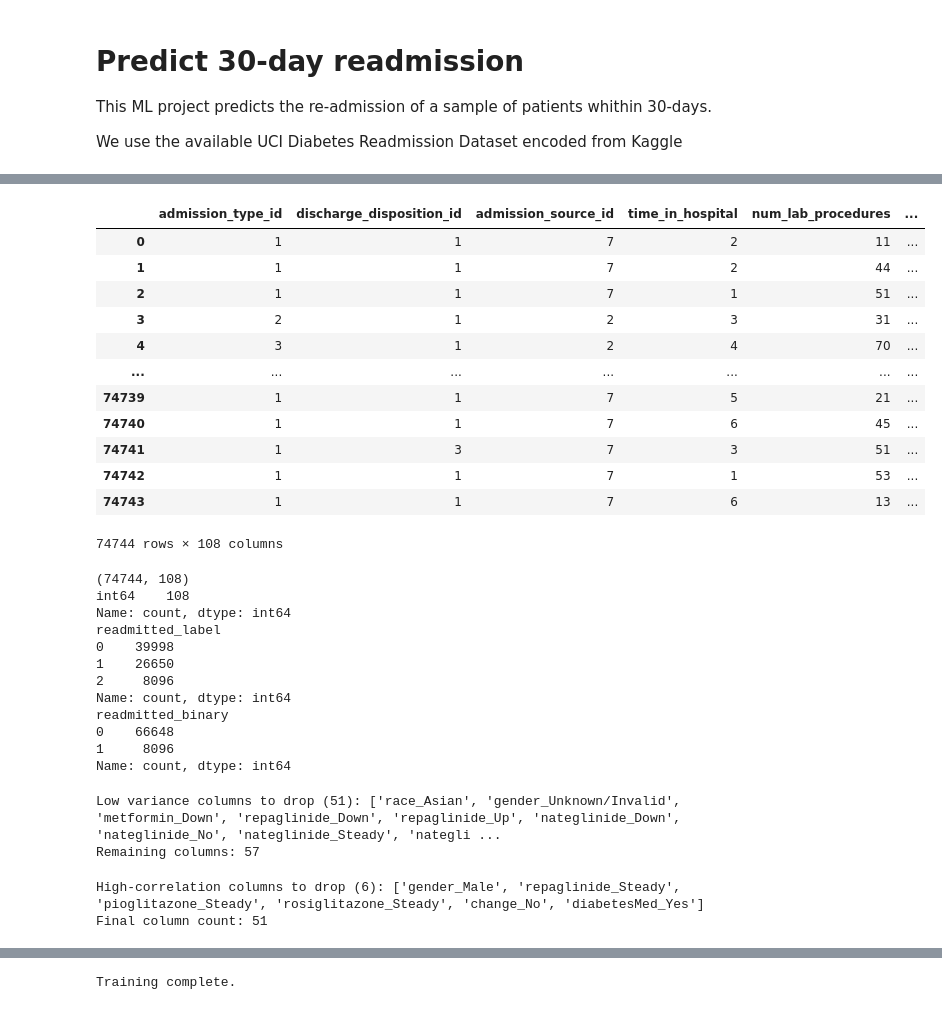
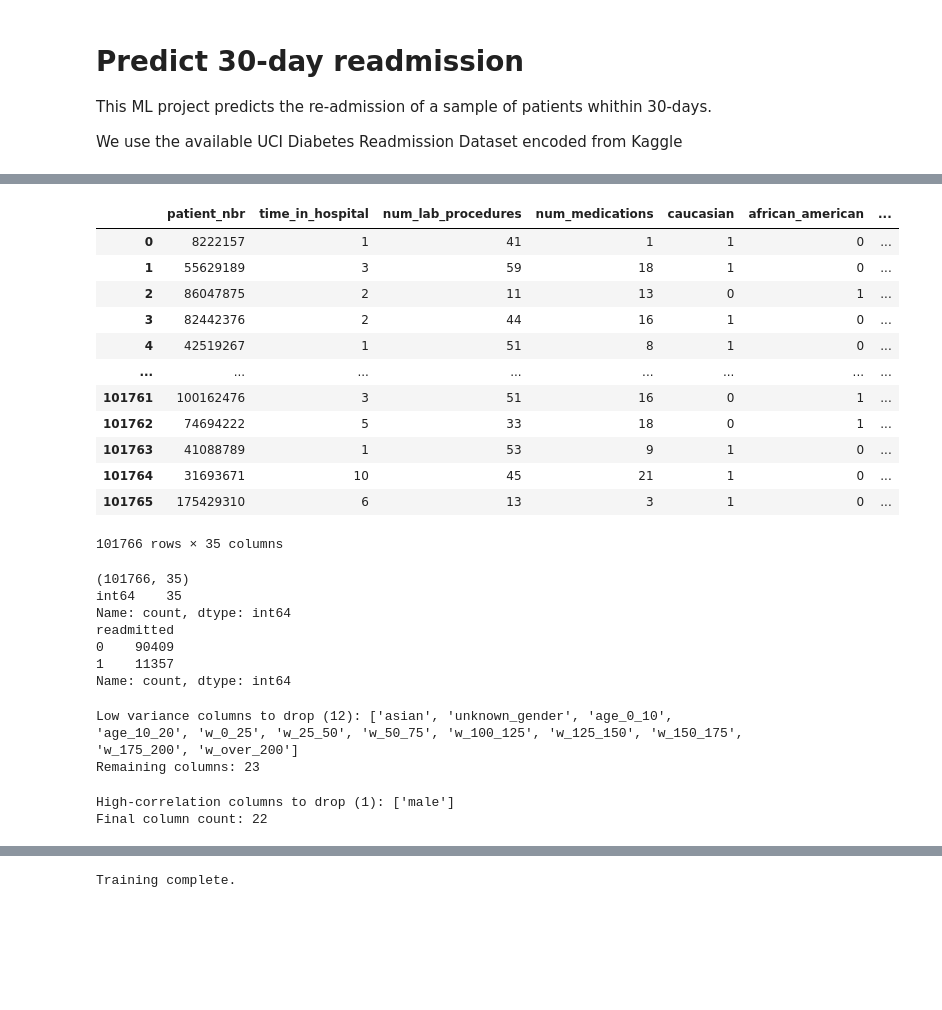
Before and after one commit to gemmagt/mlpharma-examples, a Jupyter notebook: 01-clinical-readmission-prediction/clinical-readmission-prediction.ipynb, the cells around one changed output, grey strips where cells are left out. Cells and saved outputs as stored; diff of their text form; code cells hidden in the pictures; blank space fills up the shorter version.

Commit message:
updated project 1 with dirty data set and cleaned with SQL

```diff
--- a/01-clinical-readmission-prediction/clinical-readmission-prediction.ipynb
+++ b/01-clinical-readmission-prediction/clinical-readmission-prediction.ipynb
@@ -46,4 +112,10 @@ df.to_sql("patients", conn, if_exists="replace", index=False)
 # %%
+# Create SQLite DB
+conn = sqlite3.connect("hospital_clean.db")
+
+# Write to SQL
+df.to_sql("patients", conn, if_exists="replace", index=False)
+
 #check columns
 pd.read_sql("PRAGMA table_info(patients);", conn)
 
@@ -81,71 +217,63 @@ pd.read_sql("SELECT * FROM patients LIMIT 5;", conn)
 # %%
-# Load for ML
-df_clean = pd.read_sql("SELECT * FROM patients;", conn)
+#Load for ML
+df_clean = pd.read_sql("SELECT * FROM patients_clean;", conn)
 df_clean
 # %% [output]
-|  | admission_type_id | discharge_disposition_id | admission_source_id | time_in_hospital | num_lab_procedures | ... |
-| 0 | 1 | 1 | 7 | 2 | 11 | ... |
-| 1 | 1 | 1 | 7 | 2 | 44 | ... |
-| 2 | 1 | 1 | 7 | 1 | 51 | ... |
-| 3 | 2 | 1 | 2 | 3 | 31 | ... |
-| 4 | 3 | 1 | 2 | 4 | 70 | ... |
-| ... | ... | ... | ... | ... | ... | ... |
-| 74739 | 1 | 1 | 7 | 5 | 21 | ... |
-| 74740 | 1 | 1 | 7 | 6 | 45 | ... |
-| 74741 | 1 | 3 | 7 | 3 | 51 | ... |
-| 74742 | 1 | 1 | 7 | 1 | 53 | ... |
-| 74743 | 1 | 1 | 7 | 6 | 13 | ... |
+|  | patient_nbr | time_in_hospital | num_lab_procedures | num_medications | caucasian | african_american | ... |
+| 0 | 8222157 | 1 | 41 | 1 | 1 | 0 | ... |
+| 1 | 55629189 | 3 | 59 | 18 | 1 | 0 | ... |
+| 2 | 86047875 | 2 | 11 | 13 | 0 | 1 | ... |
+| 3 | 82442376 | 2 | 44 | 16 | 1 | 0 | ... |
+| 4 | 42519267 | 1 | 51 | 8 | 1 | 0 | ... |
+| ... | ... | ... | ... | ... | ... | ... | ... |
+| 101761 | 100162476 | 3 | 51 | 16 | 0 | 1 | ... |
+| 101762 | 74694222 | 5 | 33 | 18 | 0 | 1 | ... |
+| 101763 | 41088789 | 1 | 53 | 9 | 1 | 0 | ... |
+| 101764 | 31693671 | 10 | 45 | 21 | 1 | 0 | ... |
+| 101765 | 175429310 | 6 | 13 | 3 | 1 | 0 | ... |
-74744 rows × 108 columns
+101766 rows × 35 columns
 # %%
 #Understand the columns and information we have:
 print(df_clean.shape)
 print(df_clean.dtypes.value_counts()) #the data is already cleaned so they are all integers
 df_clean.head(2)
-print(df_clean['readmitted_label'].value_counts()) #0,1,2, either not readmitted, in <30 or >30
-#Change it to binary, 2 becomes 1 (as we want the number of readmited within 30 days so <30)
-df_clean['readmitted_binary'] = (df_clean['readmitted_label'] == 2).astype(int)
-print(df_clean['readmitted_binary'].value_counts())
-df_clean= df_clean.drop(columns=['readmitted_label'])
+print(df_clean['readmitted'].value_counts()) #0,1
 # %% [output]
-(74744, 108)
-int64    108
+(101766, 35)
+int64    35
 Name: count, dtype: int64
-readmitted_label
-0    39998
-1    26650
-2     8096
+readmitted
+0    90409
+1    11357
 Name: count, dtype: int64
-readmitted_binary
-0    66648
-1     8096
-Name: count, dtype: int64
 # %%
 #when deciding which columns to drop, check for near-zero variance columns (not much info)
 
 selector = VarianceThreshold(threshold=0.01)
-selector.fit(df_clean.drop(columns=['readmitted_binary']))
+selector.fit(df_clean.drop(columns=['readmitted'])) #temporarilly drop this column (the important result to train with)
 
-low_var_cols = df_clean.drop(columns=['readmitted_binary']).columns[~selector.get_support()].tolist()
+low_var_cols = df_clean.drop(columns=['readmitted']).columns[~selector.get_support()].tolist() #get_support from sk checks values on weights importance
 print(f"Low variance columns to drop ({len(low_var_cols)}): {low_var_cols}")
 
 #drop the columns with low variance
 df_model = df_clean.drop(columns=low_var_cols)
 print(f"Remaining columns: {df_model.shape[1]}") #new dataset with less columns
 # %% [output]
-Low variance columns to drop (51): ['race_Asian', 'gender_Unknown/Invalid', 'metformin_Down', 'repaglinide_Down', 'repaglinide_Up', 'nateglinide_Down', 'nateglinide_No', 'nateglinide_Steady', 'nategli ...
-Remaining columns: 57
+Low variance columns to drop (12): ['asian', 'unknown_gender', 'age_0_10', 'age_10_20', 'w_0_25', 'w_25_50', 'w_50_75', 'w_100_125', 'w_125_150', 'w_150_175', 'w_175_200', 'w_over_200']
+Remaining columns: 23
 # %%
 #drop columns highly correlated with each other
-X_temp = df_model.drop(columns=['readmitted_binary'])
-corr_matrix = X_temp.corr().abs()
-upper = corr_matrix.where(np.triu(np.ones(corr_matrix.shape), k=1).astype(bool))
-high_corr_cols = [col for col in upper.columns if any(upper[col] > 0.95)]
+X_temp = df_model.drop(columns=['readmitted']) #again, temporarily drop this
+corr_matrix = X_temp.corr().abs() #correlation matrix
+upper = corr_matrix.where(np.triu(np.ones(corr_matrix.shape), k=1).astype(bool)) #get upper corr
+high_corr_cols = [col for col in upper.columns if any(upper[col] > 0.95)] #check high correlation
 print(f"High-correlation columns to drop ({len(high_corr_cols)}): {high_corr_cols}")
 
+#Drop values highly correlated
 df_model = df_model.drop(columns=high_corr_cols)
 print(f"Final column count: {df_model.shape[1]}")
 # %% [output]
-High-correlation columns to drop (6): ['gender_Male', 'repaglinide_Steady', 'pioglitazone_Steady', 'rosiglitazone_Steady', 'change_No', 'diabetesMed_Yes']
-Final column count: 51
+High-correlation columns to drop (1): ['male']
+Final column count: 22
 # %%
 #train/test split
```
Also changed, not shown: parts of 15 cells of this notebook, 3 other files.
